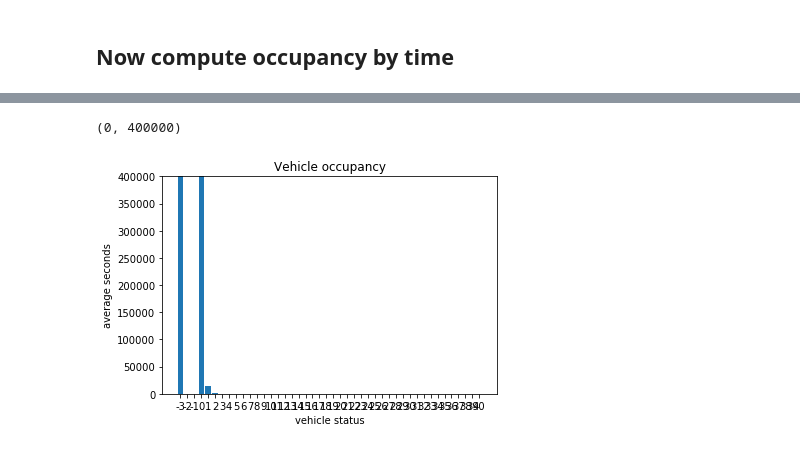
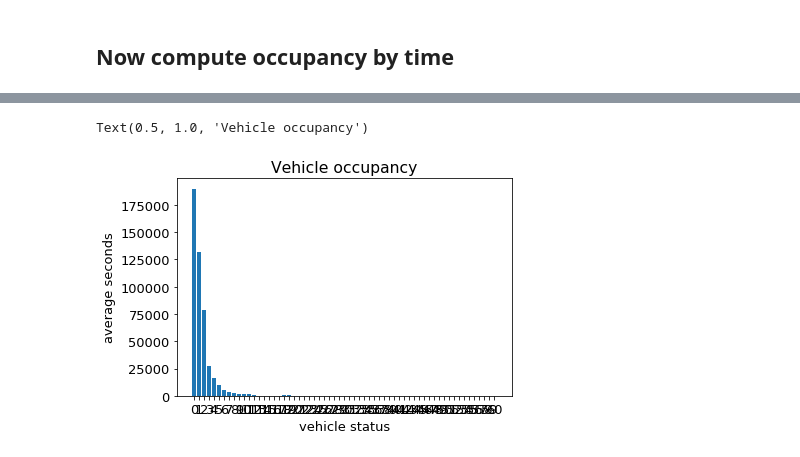
Before and after one commit to serdyt/Simulation-post-processing, a Jupyter notebook: Occupancy for buses.ipynb, the cells around one changed output, grey strips where cells are left out. Cells and saved outputs as stored; diff of their text form; code cells hidden in the pictures.

```diff
--- a/Occupancy for buses.ipynb
+++ b/Occupancy for buses.ipynb
@@ -28,11 +48,12 @@ johns800 = 321
 bus_trips = []
 
 for route in lolland_routes:
-    route_id = routes[(routes.route_short_name == route) & ((routes.agency_id == movia) | ((routes.agency_id == johns800)))].route_id.values[0]
+    route_id = routes[(routes.route_short_name == route) & (routes.agency_id == movia)].route_id.values[0]
     print('route id = ', route_id, 'route name = ', route)
     all_trips = trips[trips.route_id == route_id].set_index('service_id').join(calendar.set_index('service_id')).reset_index()
-    bus_trips.append({'route': route, 'trips': all_trips.trip_id.values})
-    print(','.join(str(s) for s in all_trips.trip_id.values))
+    day_trips = dapartures_at_date2(all_trips, date)
+    bus_trips.append({'route': route, 'trips': day_trips.trip_id.values})
+    print(','.join(str(s) for s in day_trips.trip_id.values))
     print()
 # %% [output]
 route id =  20529_3 route name =  711
@@ -120,6 +176,8 @@ trip_ids = {}
 counter_legs = 0
 no_trips = 0
 counter_trips = 0
+rail = 0
+car = 0
 for person in persons:
     try:
         act_trip = person['actual_trips'][0]
@@ -127,11 +185,15 @@ for person in persons:
         no_trips += 1
         continue
     if act_trip['main_mode'] == 'CAR':
+        car += 1
         continue
 
     counter_trips += 1
 
     for leg in act_trip['legs']:
+        if leg['route'] == '710R':
+            rail+=1
+
         if leg['trip_id'] not in bus_trips_all_ids:
             continue
 
@@ -144,4 +206,6 @@ for person in persons:
 print('legs', counter_legs)
 print('trips', counter_trips)
 print('excluded', no_trips)
+print('car trips', car)
+print('trips within our zone', counter_trips - rail)
 # %% [output]
@@ -194,14 +277,19 @@ trip_ids
 # %%
 df = pd.DataFrame(index=range(0,86400))
 # %%
+trips_per_line = []
 for bus_trip in bus_trips:
     print(bus_trip['route'])
+    pass_per_line = 0
     for trip in bus_trip['trips']:
         df[trip] = np.zeros(86400)
         try:
+            pass_per_line += len(trip_ids[trip])
+            print(len(trip_ids[trip]), ' trips in ', trip)
             for pers in trip_ids[trip]:
                 df.loc[int(pers['start_time']):int(pers['end_time']),trip] += np.zeros(int(pers['end_time']) - int(pers['start_time']) + 1)+1
         except KeyError:
             print('no trips in ', trip)
+    trips_per_line.append([bus_trip['route'], pass_per_line, len(bus_trip['trips']), pass_per_line/len(bus_trip['trips'])])
 # %% [output]
 711
@@ -397,17 +511,18 @@ plt.savefig('data/occupancy.png', dpi=600)
 # %%
-occ_by_time = {i:0 for i in range(-3, 40+1)}
+occ_by_time = {i:0 for i in range(-3, 60+1)}
 for i,j in zip(day_values.iterrows(), day_values.iloc[1:].iterrows()):
     for el in i[1].index.values:
         occ_by_time[el] += (j[0] - i[0]) * j[1][el]
 # %%
 fig = plt.figure()
 ax = plt.subplot(111)
 
-plt.bar([str(i) for i in range(-3,40+1)], [i for i in list(occ_by_time.values())])
+plt.bar([str(i) for i in range(0,60+1)], [i for i in list(occ_by_time.values())[3:]])
 ax.set_ylabel('average seconds')
 ax.set_xlabel('vehicle status')
 ax.set_title('Vehicle occupancy')
-plt.ylim(0, 40000*10)
+# plt.ylim(0, 15000*10)
+# plt.xlim(2, 50)
 # %% [output]
-(0, 400000)
+Text(0.5, 1.0, 'Vehicle occupancy')
-[figure, old version]
+[figure, new version]
```
Also changed, not shown: parts of 41 cells of this notebook, 15 other files.
